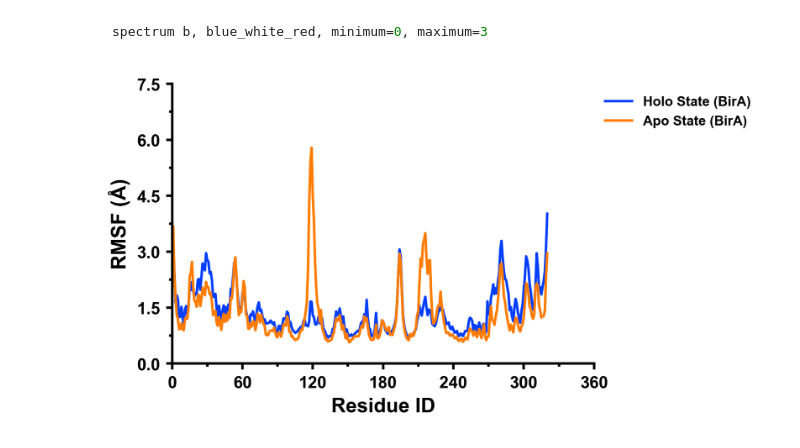
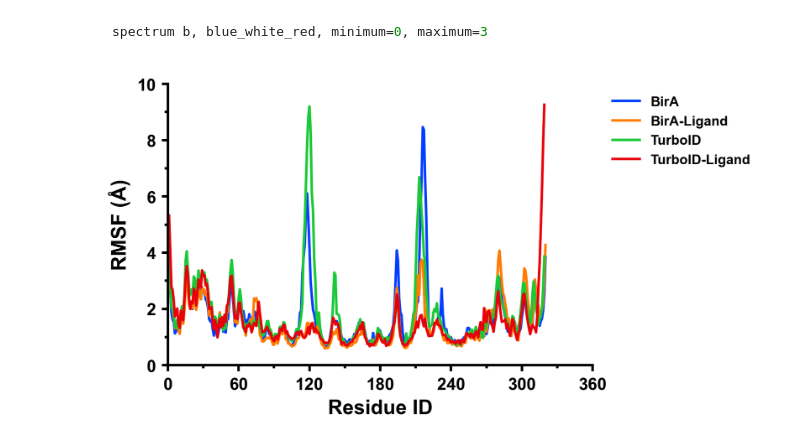
Before and after one commit to FridrichMethod/mdpp, a Jupyter notebook: notebooks/rmsd_rmsf.ipynb, the cells around one changed output. Drawn from its saved outputs; the diff is of its cells as text; code cells hidden in the pictures.

````diff
--- a/notebooks/rmsd_rmsf.ipynb
+++ b/notebooks/rmsd_rmsf.ipynb
@@ -299,18 +293,27 @@ spectrum b, blue_white_red, minimum=0, maximum=3
 ```
 # %%
 plot_rmsf(
-    [topology_file_bira, topology_file_bira_apo],
+    [
+        topology_file_bira,
+        topology_file_bira_ligand,
+        topology_file_turboid,
+        topology_file_turboid_ligand,
+    ],
     [
         trajectory_file_bira,
-        trajectory_file_bira_apo,
+        trajectory_file_bira_ligand,
+        trajectory_file_turboid,
+        trajectory_file_turboid_ligand,
     ],
     legends=[
-        r"Holo State (BirA)",
-        r"Apo State (BirA)",
+        r"BirA",
+        r"BirA-Ligand",
+        r"TurboID",
+        r"TurboID-Ligand",
     ],
     start=200,
-    stop=2000,
+    stop=7000,
     step=1,
 )
 # %% [output]
-[figure, old version]
+[figure, new version]
````
Also changed, not shown: parts of 4 cells of this notebook.
